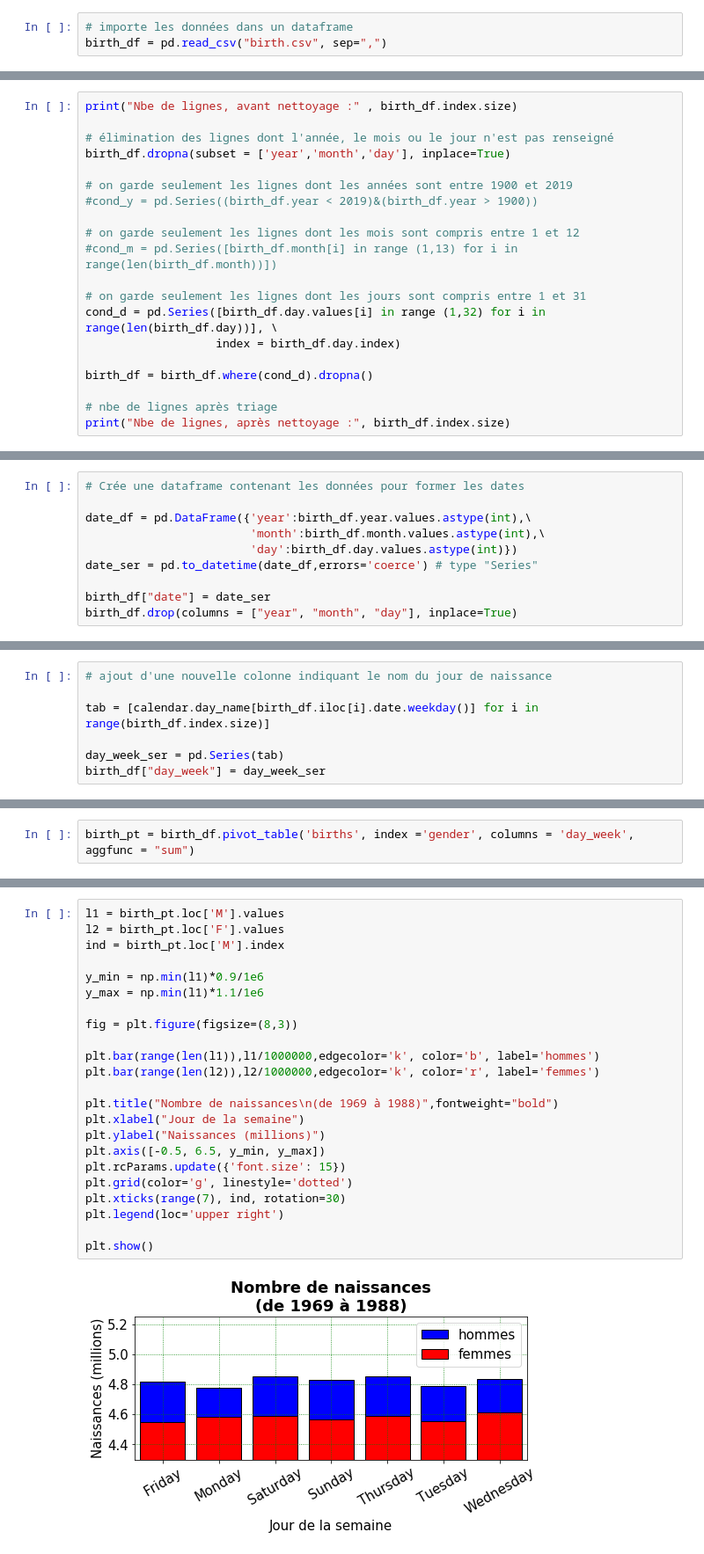
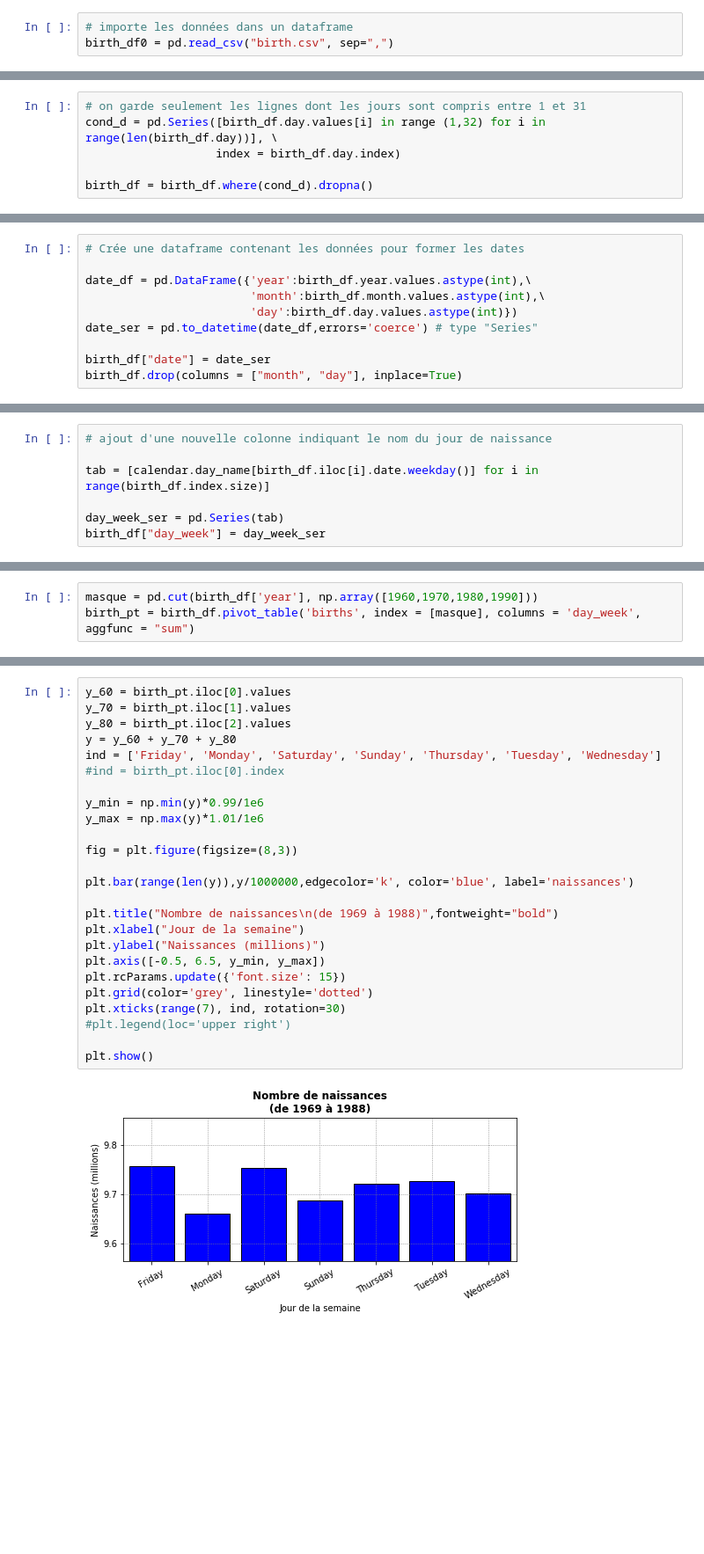
Before and after one commit to SmellyArmure/04-Jupyter, a Jupyter notebook: Exo-CartesVoeux/Exo-CartesVoeux.ipynb, the cells around one changed output, grey strips where cells are left out. Shown at 88% size. Cells and saved outputs as stored; diff of their text form; blank space fills up the shorter version.

Commit message:
En cours de finalisation : commentaires, simplification et amélioration de la mise en forme des graphes.

```diff
--- a/Exo-CartesVoeux/Exo-CartesVoeux.ipynb
+++ b/Exo-CartesVoeux/Exo-CartesVoeux.ipynb
@@ -7,4 +7,4 @@ from datetime import date
 import calendar
 # %%
 # importe les données dans un dataframe
-birth_df = pd.read_csv("birth.csv", sep=",")
+birth_df0 = pd.read_csv("birth.csv", sep=",")
@@ -28,20 +51,6 @@ dtype: int64
 # %%
-print("Nbe de lignes, avant nettoyage :" , birth_df.index.size)
-
-# élimination des lignes dont l'année, le mois ou le jour n'est pas renseigné
-birth_df.dropna(subset = ['year','month','day'], inplace=True)
-
-# on garde seulement les lignes dont les années sont entre 1900 et 2019
-#cond_y = pd.Series((birth_df.year < 2019)&(birth_df.year > 1900))
-
-# on garde seulement les lignes dont les mois sont compris entre 1 et 12
-#cond_m = pd.Series([birth_df.month[i] in range (1,13) for i in range(len(birth_df.month))])
-
 # on garde seulement les lignes dont les jours sont compris entre 1 et 31
 cond_d = pd.Series([birth_df.day.values[i] in range (1,32) for i in range(len(birth_df.day))], \
                    index = birth_df.day.index)
 
 birth_df = birth_df.where(cond_d).dropna()
-
-# nbe de lignes après triage
-print("Nbe de lignes, après nettoyage :", birth_df.index.size)
@@ -57,7 +63,7 @@ date_df = pd.DataFrame({'year':birth_df.year.values.astype(int),\
 date_ser = pd.to_datetime(date_df,errors='coerce') # type "Series"
 
 birth_df["date"] = date_ser
-birth_df.drop(columns = ["year", "month", "day"], inplace=True)
+birth_df.drop(columns = ["month", "day"], inplace=True)
 # %%
 # élimination des lignes dont l'année, le mois et le jour forment une date qui n'existe pas
 # notamment les 29 janvier d'années non bissextile
@@ -99,5 +101,6 @@ birth_df.head(10)
 # %%
-birth_pt = birth_df.pivot_table('births', index ='gender', columns = 'day_week', aggfunc = "sum")
+masque = pd.cut(birth_df['year'], np.array([1960,1970,1980,1990]))
+birth_pt = birth_df.pivot_table('births', index = [masque], columns = 'day_week', aggfunc = "sum")
 # %%
 birth_pt
 # %% [output]
@@ -108,25 +112,27 @@ birth_pt
 # %%
-l1 = birth_pt.loc['M'].values
-l2 = birth_pt.loc['F'].values
-ind = birth_pt.loc['M'].index
+y_60 = birth_pt.iloc[0].values
+y_70 = birth_pt.iloc[1].values
+y_80 = birth_pt.iloc[2].values
+y = y_60 + y_70 + y_80
+ind = ['Friday', 'Monday', 'Saturday', 'Sunday', 'Thursday', 'Tuesday', 'Wednesday']
+#ind = birth_pt.iloc[0].index
 
-y_min = np.min(l1)*0.9/1e6
-y_max = np.min(l1)*1.1/1e6
+y_min = np.min(y)*0.99/1e6
+y_max = np.max(y)*1.01/1e6
 
 fig = plt.figure(figsize=(8,3))
 
-plt.bar(range(len(l1)),l1/1000000,edgecolor='k', color='b', label='hommes')
-plt.bar(range(len(l2)),l2/1000000,edgecolor='k', color='r', label='femmes')
+plt.bar(range(len(y)),y/1000000,edgecolor='k', color='blue', label='naissances')
 
 plt.title("Nombre de naissances\n(de 1969 à 1988)",fontweight="bold")
 plt.xlabel("Jour de la semaine")
 plt.ylabel("Naissances (millions)")
 plt.axis([-0.5, 6.5, y_min, y_max])
 plt.rcParams.update({'font.size': 15})
-plt.grid(color='g', linestyle='dotted')
+plt.grid(color='grey', linestyle='dotted')
 plt.xticks(range(7), ind, rotation=30)
-plt.legend(loc='upper right')
+#plt.legend(loc='upper right')
 
 plt.show()
 # %% [output]
-[figure, old version]
+[figure, new version]
```
Also changed, not shown: parts of 13 cells of this notebook.
